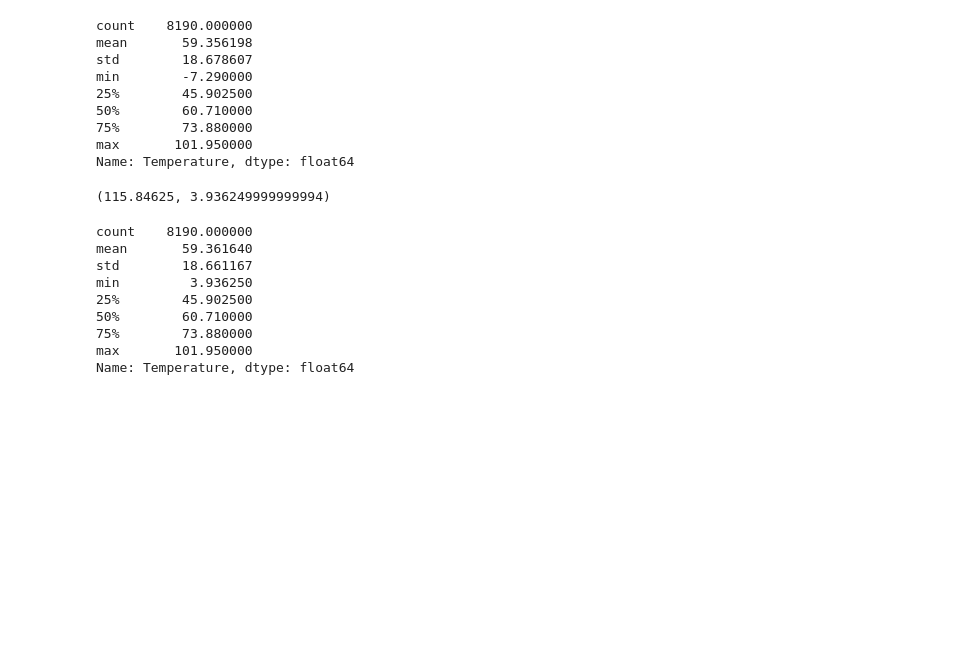
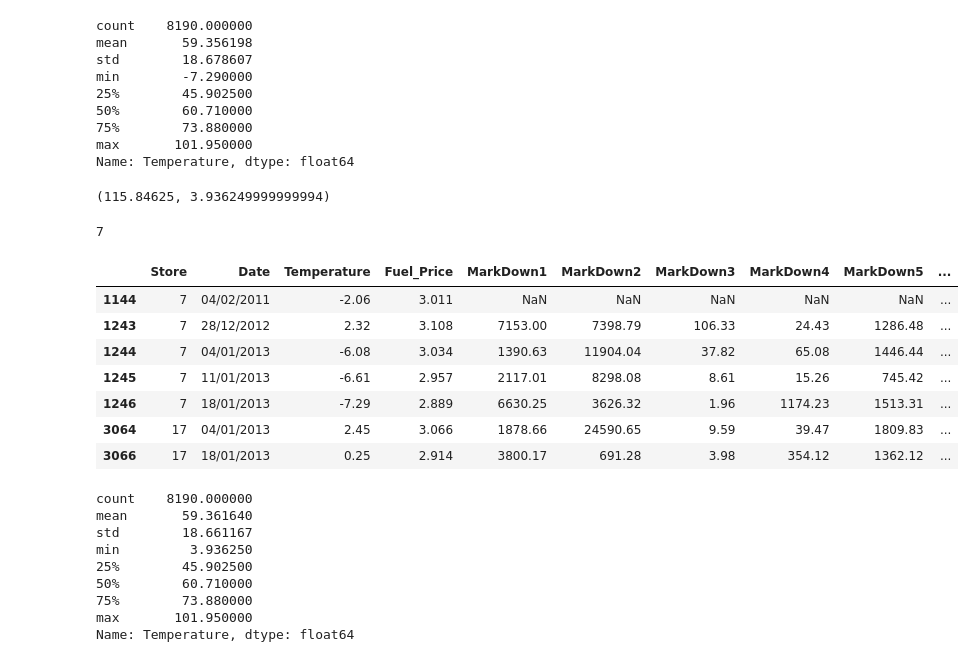
Before and after one commit to Swathi-Thandavarayan/STORE-DATA-PREDICTION, a Jupyter notebook: STORE_DATA_PREDICTION.ipynb, the cells around one changed output. Drawn from its saved outputs; the diff is of its cells as text; code cells hidden in the pictures; blank space fills up the shorter version.

```diff
--- a/STORE_DATA_PREDICTION.ipynb
+++ b/STORE_DATA_PREDICTION.ipynb
@@ -227,4 +263,19 @@ lower_threshold = q1 - (1.5 * iqr)
 upper_threshold, lower_threshold
 # %% [output]
 (115.84625, 3.936249999999994)
+# %%
+sum(data_feature.Temperature < lower_threshold )
+# %% [output]
+7
+# %%
+data_feature.loc[(data_feature.Temperature < lower_threshold),:]
+# %% [output]
+|  | Store | Date | Temperature | Fuel_Price | MarkDown1 | MarkDown2 | MarkDown3 | MarkDown4 | MarkDown5 | ... |
+| 1144 | 7 | 04/02/2011 | -2.06 | 3.011 | NaN | NaN | NaN | NaN | NaN | ... |
+| 1243 | 7 | 28/12/2012 | 2.32 | 3.108 | 7153.00 | 7398.79 | 106.33 | 24.43 | 1286.48 | ... |
+| 1244 | 7 | 04/01/2013 | -6.08 | 3.034 | 1390.63 | 11904.04 | 37.82 | 65.08 | 1446.44 | ... |
+| 1245 | 7 | 11/01/2013 | -6.61 | 2.957 | 2117.01 | 8298.08 | 8.61 | 15.26 | 745.42 | ... |
+| 1246 | 7 | 18/01/2013 | -7.29 | 2.889 | 6630.25 | 3626.32 | 1.96 | 1174.23 | 1513.31 | ... |
+| 3064 | 17 | 04/01/2013 | 2.45 | 3.066 | 1878.66 | 24590.65 | 9.59 | 39.47 | 1809.83 | ... |
+| 3066 | 17 | 18/01/2013 | 0.25 | 2.914 | 3800.17 | 691.28 | 3.98 | 354.12 | 1362.12 | ... |
 # %%
```
Also changed, not shown: parts of 4 cells of this notebook.
